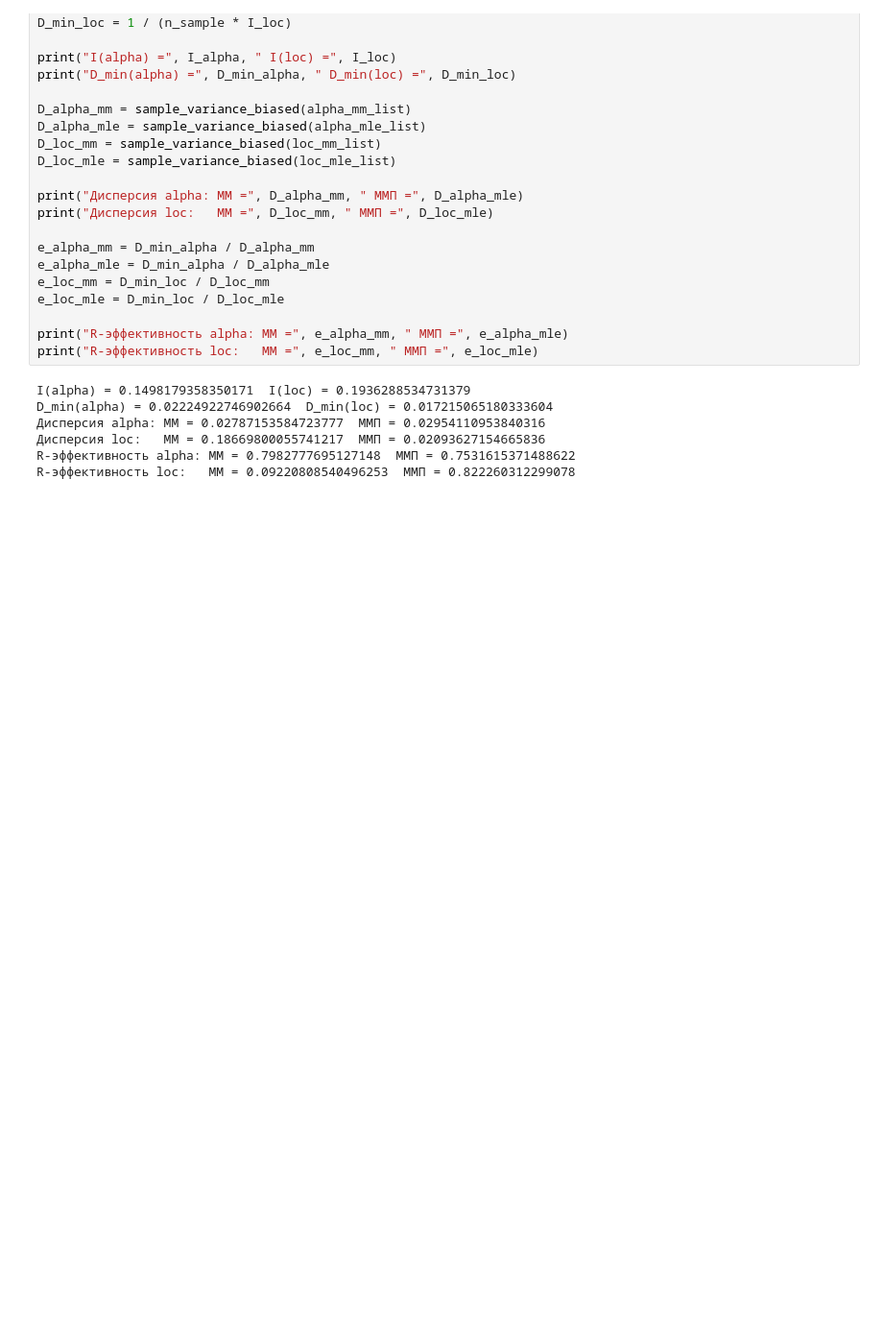
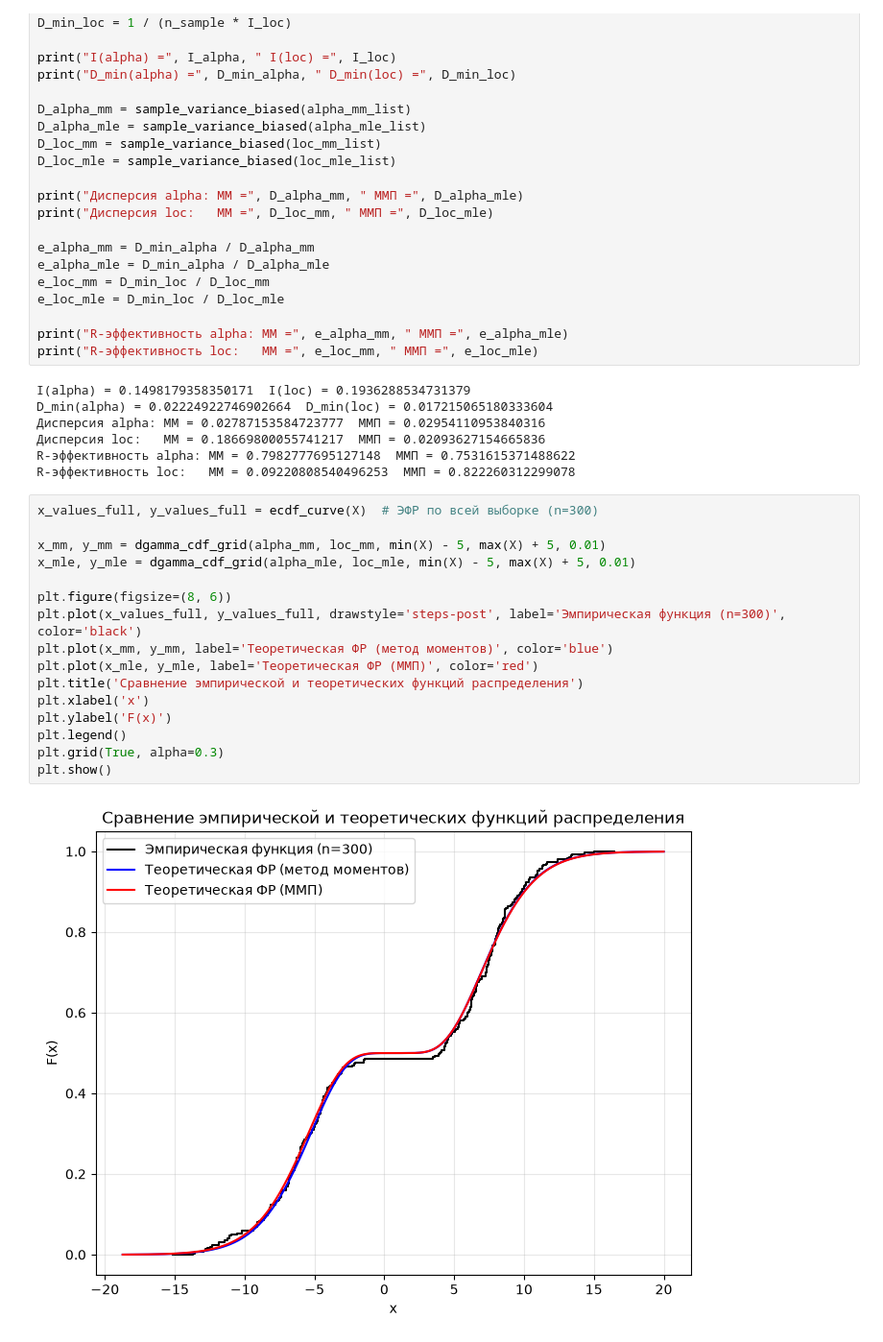
Before and after one commit to ekovbtw/Polytech, a Jupyter notebook: Учеба 4 семестр/Теория вероятности/Курсовая работа/Отчет, Код/code.ipynb, the cells around one changed output. Shown at 96% size. Saved outputs shown, nothing was run; the diff lists cells and outputs as text; blank space fills up the shorter version.

```diff
--- a/Учеба 4 семестр/Теория вероятности/Курсовая работа/Отчет, Код/code.ipynb
+++ b/Учеба 4 семестр/Теория вероятности/Курсовая работа/Отчет, Код/code.ipynb
@@ -602,3 +602,21 @@ D_min(alpha) = 0.02224922746902664  D_min(loc) = 0.017215065180333604
 Дисперсия loc:   ММ = 0.18669800055741217  ММП = 0.02093627154665836
 R-эффективность alpha: ММ = 0.7982777695127148  ММП = 0.7531615371488622
 R-эффективность loc:   ММ = 0.09220808540496253  ММП = 0.822260312299078
+# %%
+x_values_full, y_values_full = ecdf_curve(X)  # ЭФР по всей выборке (n=300)
+
+x_mm, y_mm = dgamma_cdf_grid(alpha_mm, loc_mm, min(X) - 5, max(X) + 5, 0.01)
+x_mle, y_mle = dgamma_cdf_grid(alpha_mle, loc_mle, min(X) - 5, max(X) + 5, 0.01)
+
+plt.figure(figsize=(8, 6))
+plt.plot(x_values_full, y_values_full, drawstyle='steps-post', label='Эмпирическая функция (n=300)', color='black')
+plt.plot(x_mm, y_mm, label='Теоретическая ФР (метод моментов)', color='blue')
+plt.plot(x_mle, y_mle, label='Теоретическая ФР (ММП)', color='red')
+plt.title('Сравнение эмпирической и теоретических функций распределения')
+plt.xlabel('x')
+plt.ylabel('F(x)')
+plt.legend()
+plt.grid(True, alpha=0.3)
+plt.show()
+# %% [output]
+[figure, added]
```
Also changed, not shown: parts of 1 cell of this notebook, 1 other file.
